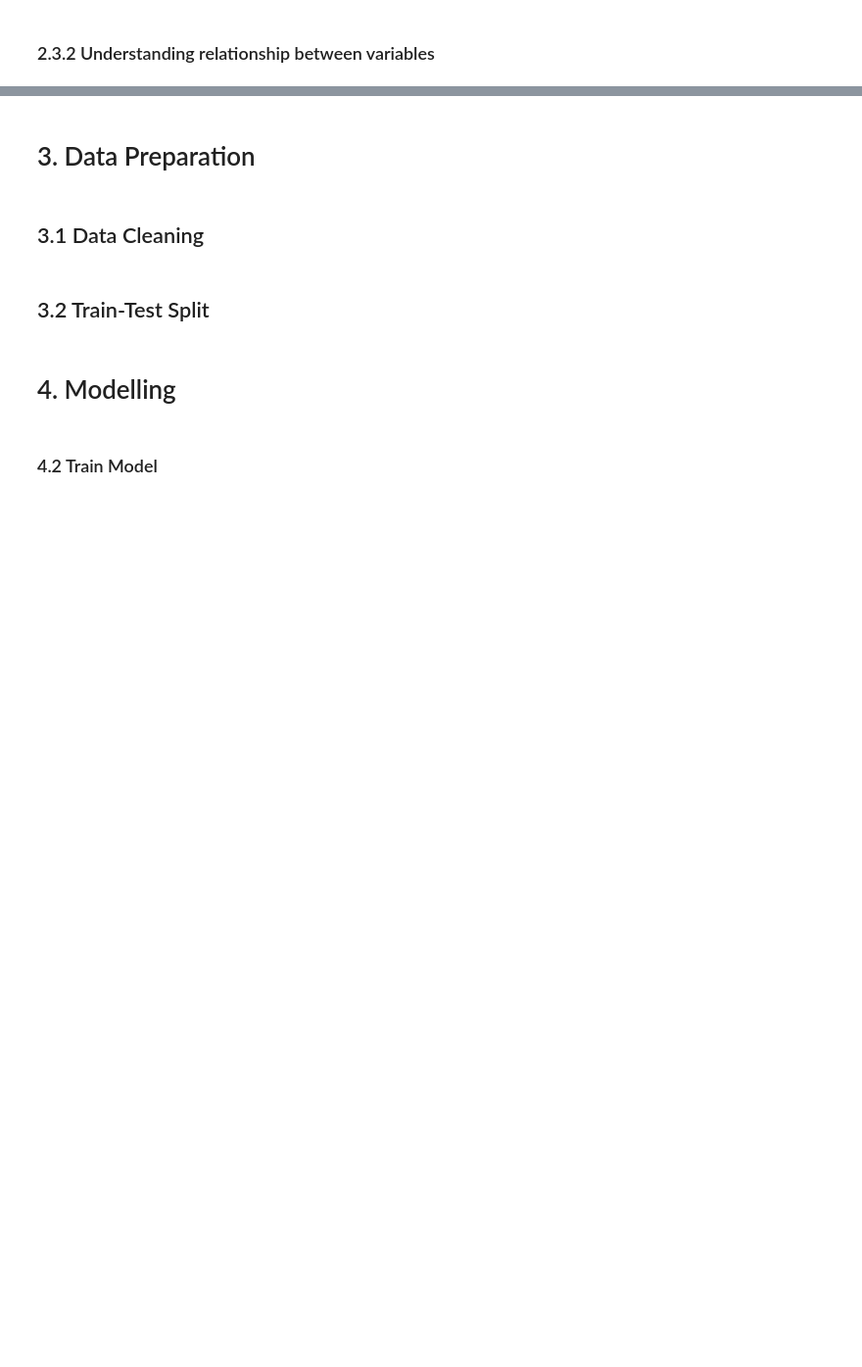
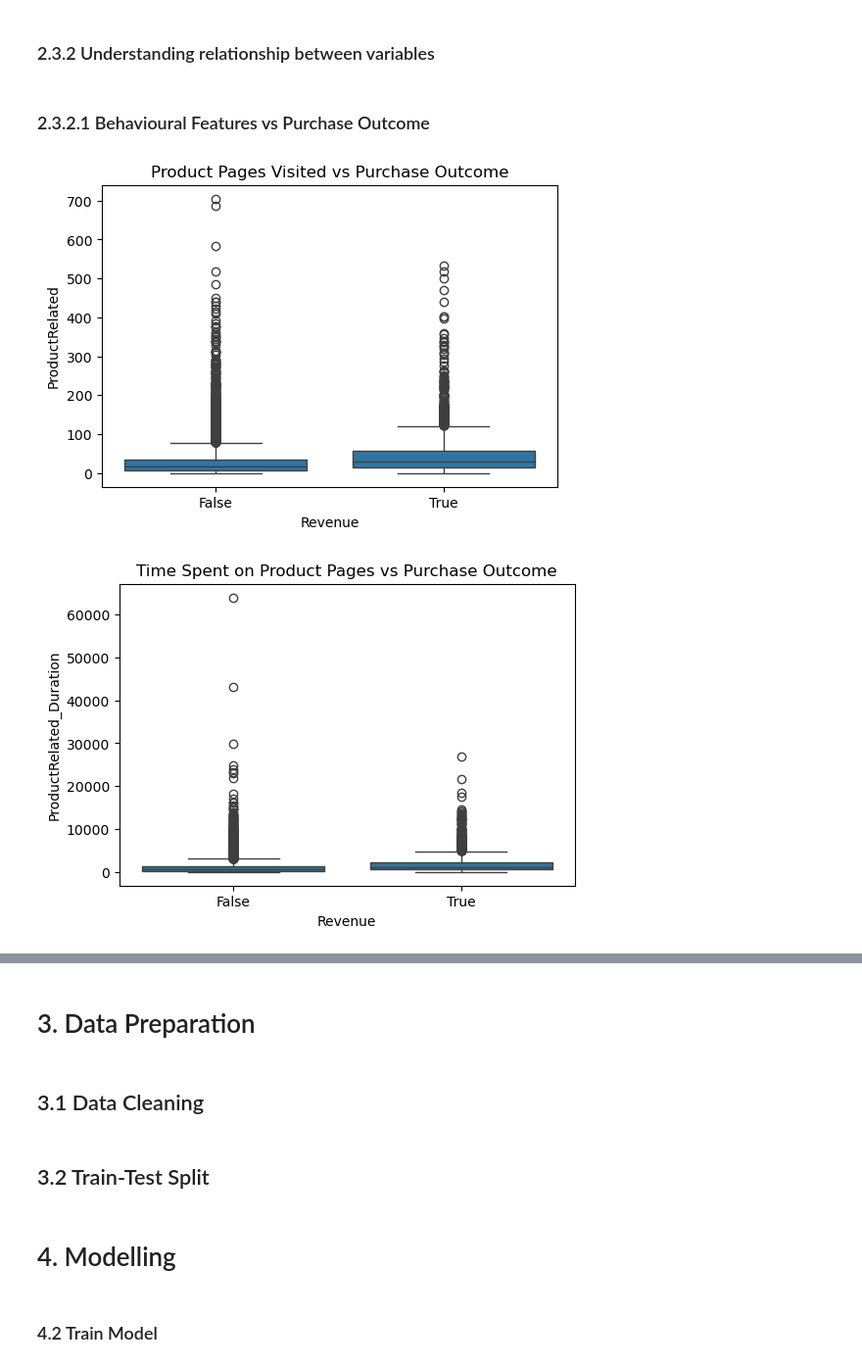
Before and after one commit to honglongg/MLDP-Project-Code, a Jupyter notebook: onlineshoppingpurchasingintention.ipynb, the cells around one changed output, grey strips where cells are left out. Shown at 98% size. Cells and saved outputs as stored; diff of their text form; code cells hidden in the pictures; blank space fills up the shorter version.

```diff
--- a/onlineshoppingpurchasingintention.ipynb
+++ b/onlineshoppingpurchasingintention.ipynb
@@ -191,4 +269,18 @@ These observations inform subsequent preprocessing decisions, including the use
 # %% [markdown]
 ### 2.3.2 Understanding relationship between variables
+# %% [markdown]
+### 2.3.2.1 Behavioural Features vs Purchase Outcome
 # %%
-## Understanding relationship between variables
+## Relationship between features and target variable
+plt.figure(figsize=(6,4))
+sns.boxplot(x='Revenue', y='ProductRelated', data=df)
+plt.title('Product Pages Visited vs Purchase Outcome')
+plt.show()
+## Relationship between features and target variable
+plt.figure(figsize=(6,4))
+sns.boxplot(x='Revenue', y='ProductRelated_Duration', data=df)
+plt.title('Time Spent on Product Pages vs Purchase Outcome')
+plt.show()
+# %% [output]
+[figure, added]
+[figure, added]
```
Also changed, not shown: parts of 17 cells of this notebook.
